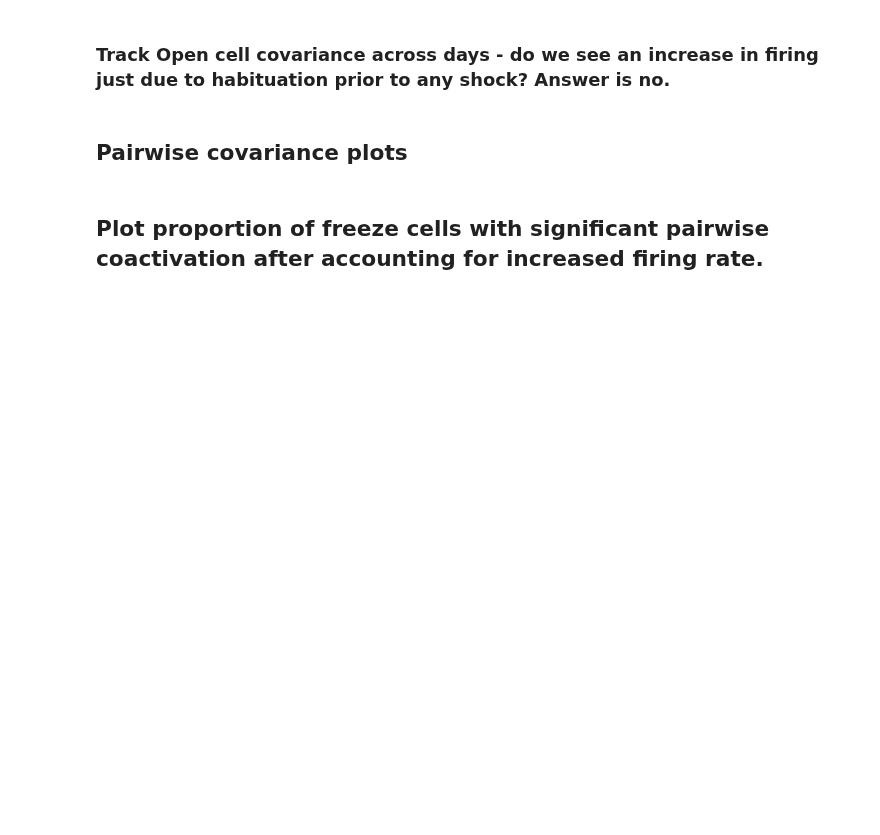
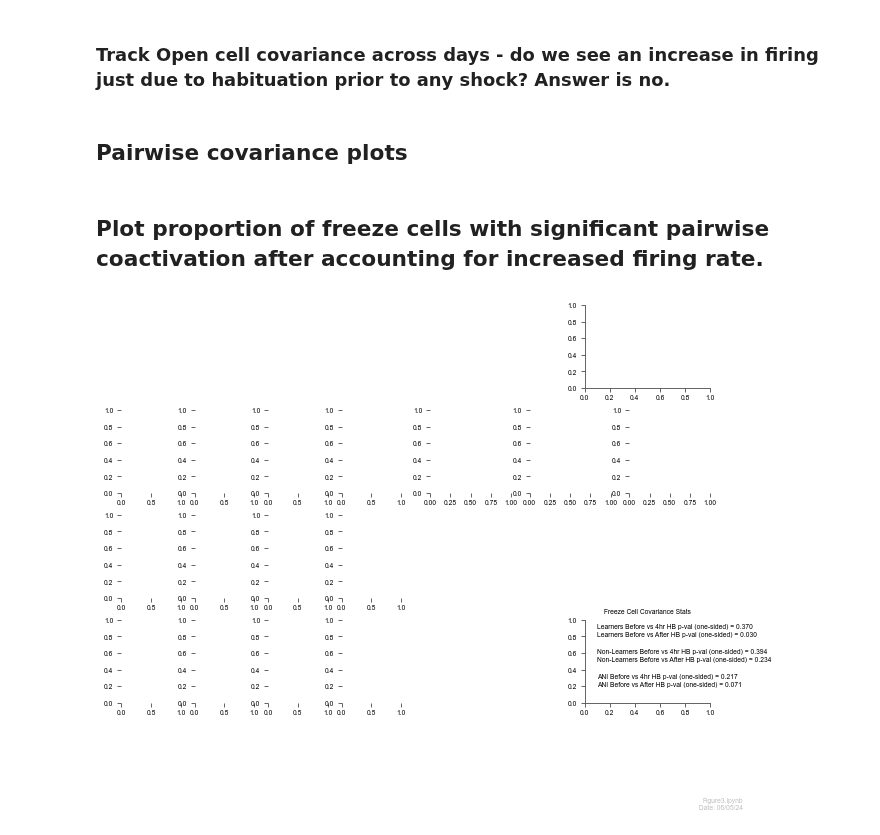
Before and after one commit to nkinsky/Eraser, a Jupyter notebook: Notebooks/Figure3.ipynb, the cells around one changed output. Cells and saved outputs as stored; diff of their text form; code cells hidden in the pictures; blank space fills up the shorter version.

```diff
--- a/Notebooks/Figure3.ipynb
+++ b/Notebooks/Figure3.ipynb
@@ -1427,7 +1224,9 @@ ax_pw_cov_prop_stats.set_title('Pairwise Coupling after Trial Shift')
 ax_pw_cov_prop_stats.text(0.1, 0.8, str(stats_pw_sig_prop), fontdict={'fontsize': 2})
 ax_pw_cov_prop_stats.text(0.1, 0.05, str(pw_pw_sig_prop), fontdict={'fontsize': 2})
 # %%
-FigS6.fig
+Fig3stats.fig
+# %% [output]
+[figure, added]
 # %%
 plot_path = Path('/Users/nkinsky/Documents/BU/Working/Eraser/plots')
 Fig3.savefig(plot_path / 'Figure3.pdf', scriptname='Figure3.ipynb')
```
Also changed, not shown: parts of 83 cells of this notebook.
